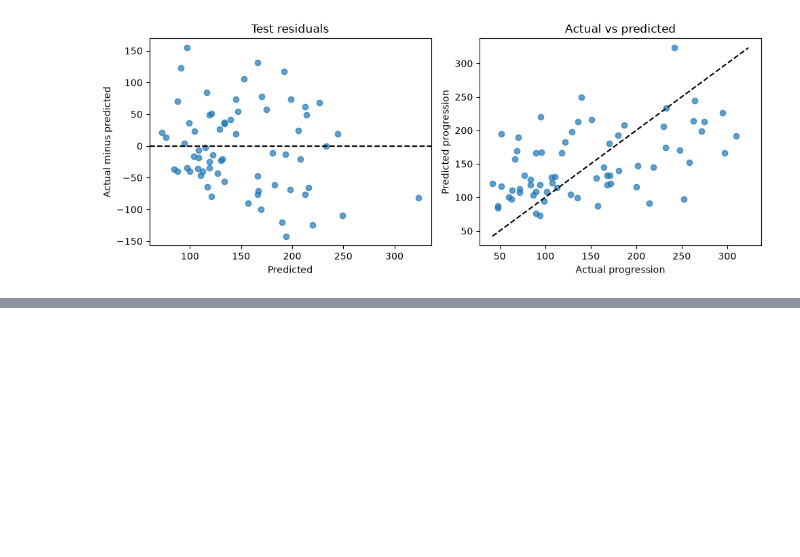
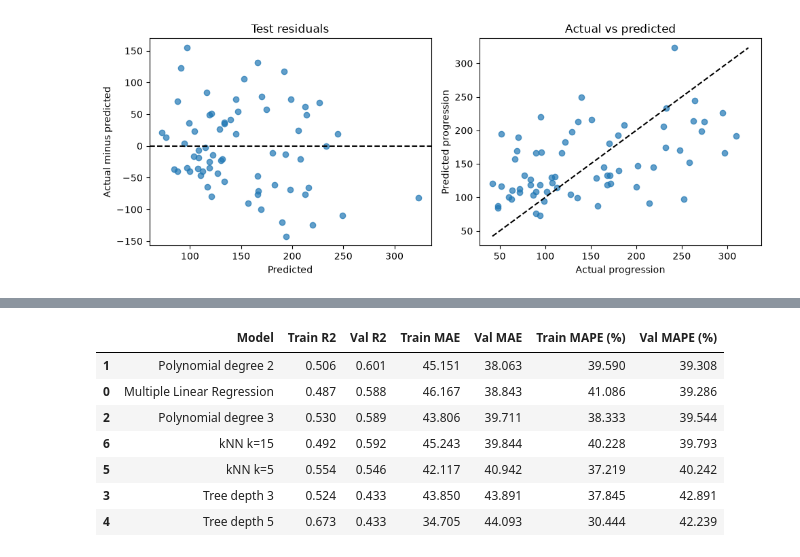
Before and after one commit to zozdemir2026/diabetes-progression-ml-lab, a Jupyter notebook: notebooks/diabetes_progression_analysis.ipynb, the cells around one changed output, grey strips where cells are left out. Drawn from its saved outputs; the diff is of its cells as text; code cells hidden in the pictures; blank space fills up the shorter version.

```diff
--- a/notebooks/diabetes_progression_analysis.ipynb
+++ b/notebooks/diabetes_progression_analysis.ipynb
@@ -485,0 +502,6 @@ plt.tight_layout(); plt.show()
+# %%
+print(pd.concat([X_train, y_train.rename('progression')],axis=1).corr()['progression'].sort_values())
+selected_features = ['bmi', 'bp', 's5', 's3']
+Xm_train = X_train[selected_features]
+Xm_val = X_val[selected_features]
+Xm_test = X_test[selected_features]
@@ -485,0 +546,94 @@ plt.tight_layout(); plt.show()
+# %%
+
+
+
+# Define regression models
+regression_models = {
+    # Multiple Linear Regression (baseline)
+    'Multiple Linear Regression': LinearRegression(),
+
+    # Polynomial Regression
+    'Polynomial degree 2': make_pipeline(
+        PolynomialFeatures(degree=2, include_bias=False),
+        StandardScaler(),
+        LinearRegression()
+    ),
+
+    'Polynomial degree 3': make_pipeline(
+        PolynomialFeatures(degree=3, include_bias=False),
+        StandardScaler(),
+        LinearRegression()
+    ),
+
+    # Decision Tree Regression
+    'Tree depth 3': DecisionTreeRegressor(
+        max_depth=3,
+        random_state=RANDOM_STATE
+    ),
+
+    'Tree depth 5': DecisionTreeRegressor(
+        max_depth=5,
+        random_state=RANDOM_STATE
+    ),
+
+    # K-Nearest Neighbors Regression
+    'kNN k=5': make_pipeline(
+        StandardScaler(),
+        KNeighborsRegressor(n_neighbors=5)
+    ),
+
+    'kNN k=15': make_pipeline(
+        StandardScaler(),
+        KNeighborsRegressor(n_neighbors=15)
+    )
+}
+
+# Store model evaluation results
+reg_rows = []
+
+# Train and evaluate each model
+for name, model in regression_models.items():
+
+    # Train model
+    model.fit(Xm_train, y_train)
+
+    # Evaluate training and validation performance
+    tr = regression_scores(model, Xm_train, y_train)
+    va = regression_scores(model, Xm_val, y_val)
+
+    # Store results
+    reg_rows.append({
+        'Model': name,
+        'Train R2': tr['R2'],
+        'Val R2': va['R2'],
+        'Train MAE': tr['MAE'],
+        'Val MAE': va['MAE'],
+        'Train MAPE (%)': tr['MAPE (%)'],
+        'Val MAPE (%)': va['MAPE (%)']
+    })
+
+# Create comparison table
+reg_results = pd.DataFrame(reg_rows)
+
+# Sort by lowest validation MAE
+display(
+    reg_results.sort_values('Val MAE').round(3)
+)
+
+# Select the best model based on validation MAE
+best_model_name = reg_results.loc[
+    reg_results['Val MAE'].idxmin(), 'Model'
+]
+
+best_multi = regression_models[best_model_name]
+
+print('Selected model:', best_model_name)
+# %% [output]
+|  | Model | Train R2 | Val R2 | Train MAE | Val MAE | Train MAPE (%) | Val MAPE (%) |
+| 1 | Polynomial degree 2 | 0.506 | 0.601 | 45.151 | 38.063 | 39.590 | 39.308 |
+| 0 | Multiple Linear Regression | 0.487 | 0.588 | 46.167 | 38.843 | 41.086 | 39.286 |
+| 2 | Polynomial degree 3 | 0.530 | 0.589 | 43.806 | 39.711 | 38.333 | 39.544 |
+| 6 | kNN k=15 | 0.492 | 0.592 | 45.243 | 39.844 | 40.228 | 39.793 |
+| 5 | kNN k=5 | 0.554 | 0.546 | 42.117 | 40.942 | 37.219 | 40.242 |
+| 3 | Tree depth 3 | 0.524 | 0.433 | 43.850 | 43.891 | 37.845 | 42.891 |
+| 4 | Tree depth 5 | 0.673 | 0.433 | 34.705 | 44.093 | 30.444 | 42.239 |
```
Also changed, not shown: parts of 8 cells of this notebook.
